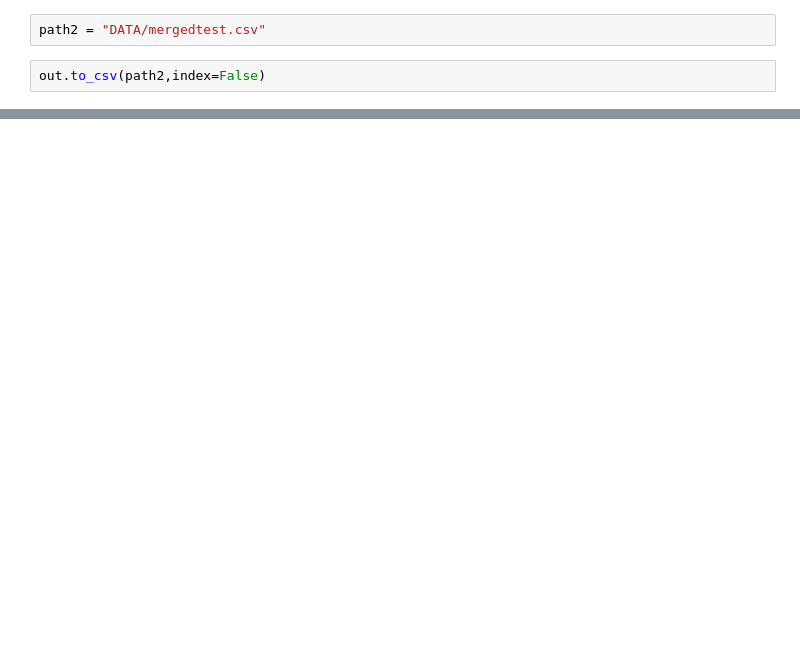
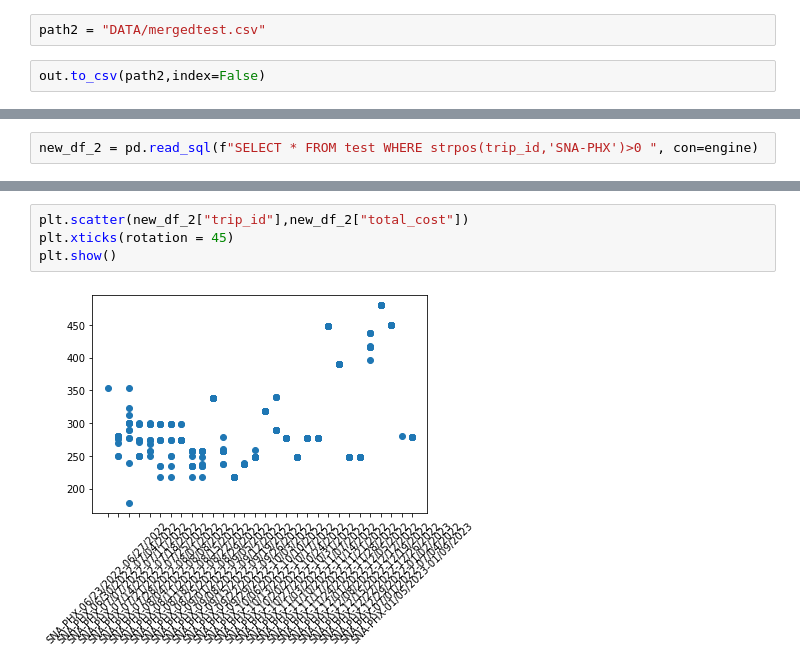
Before and after one commit to ecmorrow1/SWeetDeals, a Jupyter notebook: Merge CSV Attempt.ipynb, the cells around one changed output, grey strips where cells are left out. Cells and saved outputs as stored; diff of their text form; blank space fills up the shorter version.

```diff
--- a/Merge CSV Attempt.ipynb
+++ b/Merge CSV Attempt.ipynb
@@ -76,0 +143,2 @@ out.to_csv(path2,index=False)
+# %%
+new_df_2 = pd.read_sql(f"SELECT * FROM test WHERE strpos(trip_id,'SNA-PHX')>0 ", con=engine)
@@ -76,0 +174,6 @@ out.to_csv(path2,index=False)
+# %%
+plt.scatter(new_df_2["trip_id"],new_df_2["total_cost"])
+plt.xticks(rotation = 45)
+plt.show()
+# %% [output]
+[figure, added]
```
Also changed, not shown: parts of 17 cells of this notebook, 7 other files.
